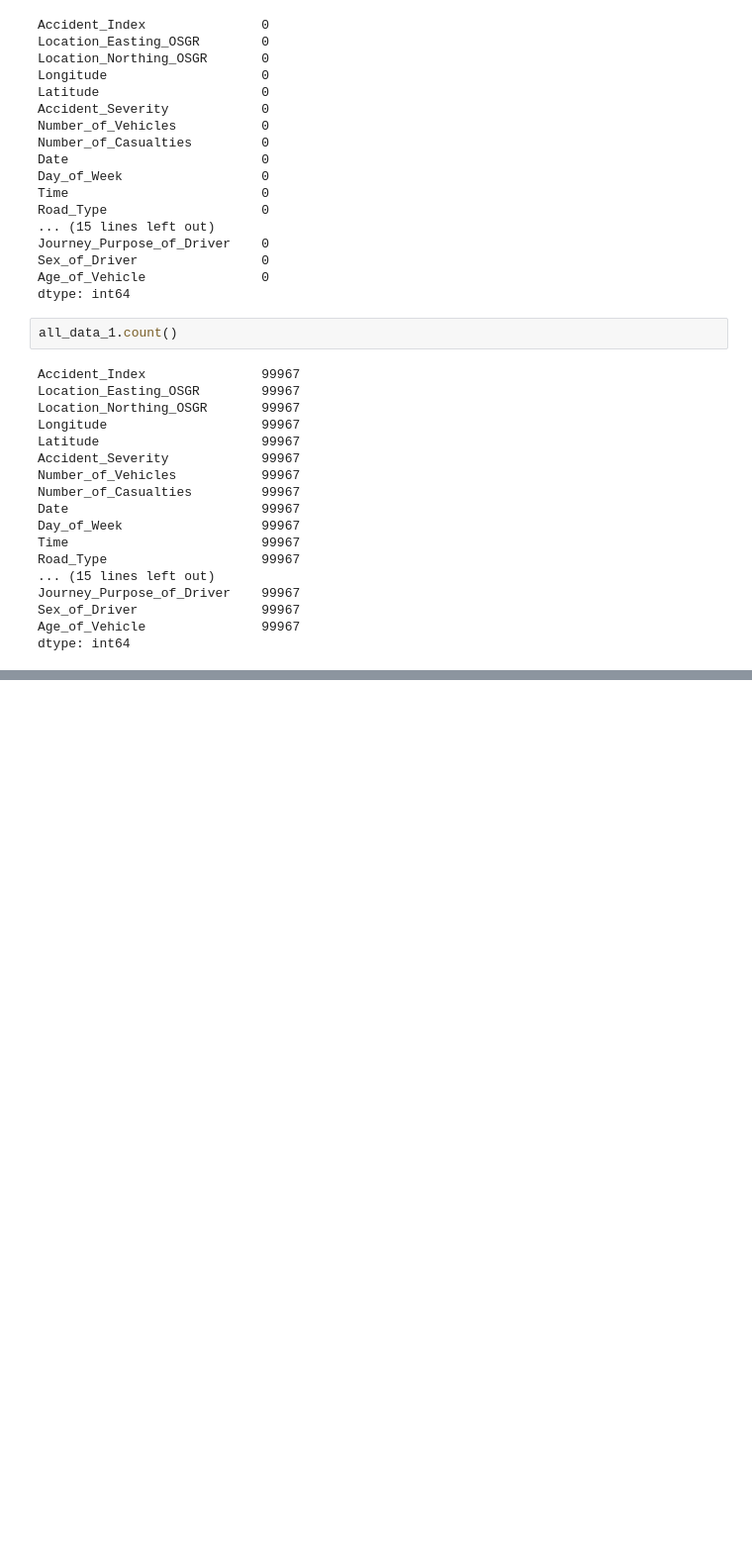
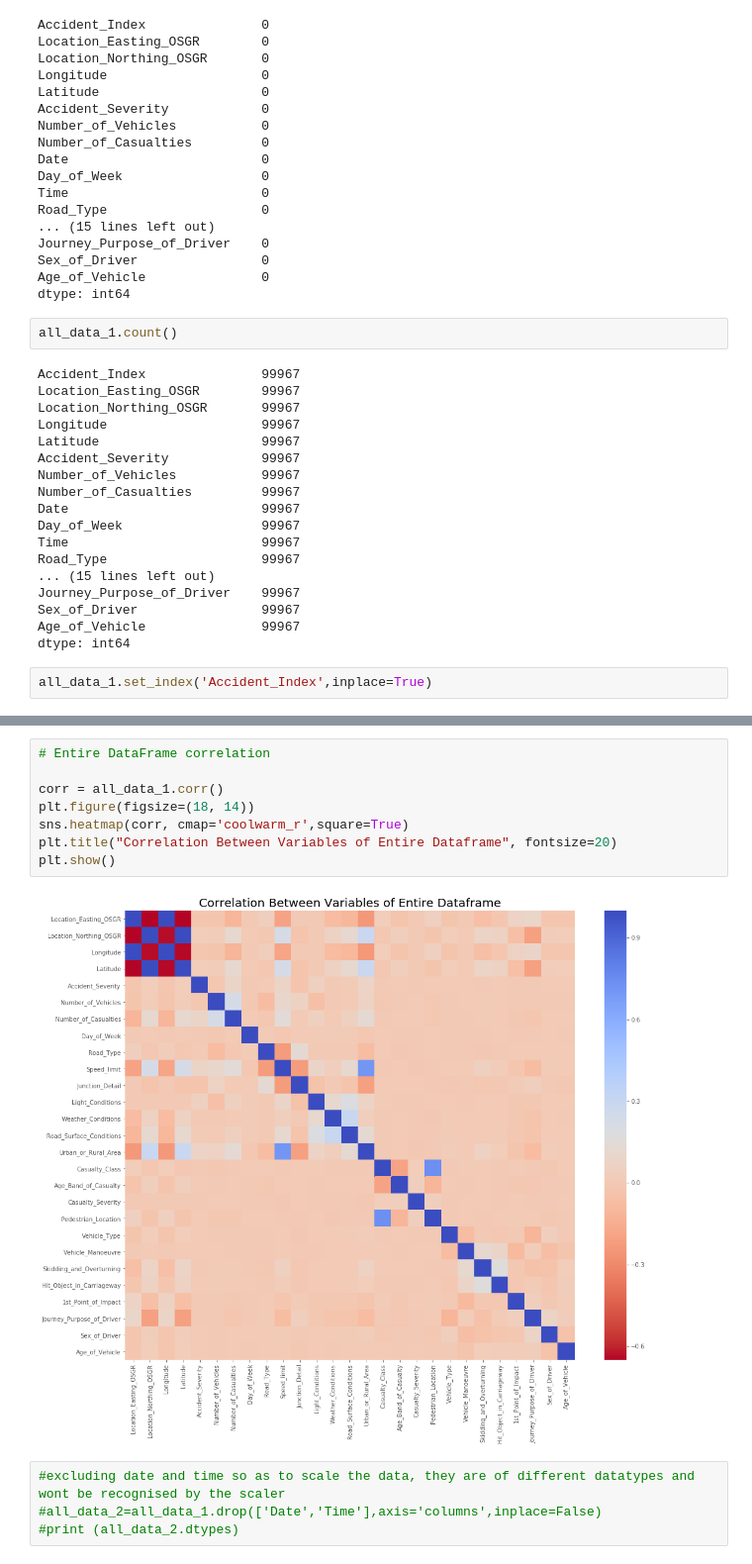
Before and after one commit to BrunoJay/Python-recess-project, a Jupyter notebook: marveditioncleaning.ipynb, the cells around one changed output, grey strips where cells are left out. Shown at 99% size. Saved outputs shown, nothing was run; the diff lists cells and outputs as text; blank space fills up the shorter version.

Commit message:
This has the correlation of all the variables and one can choose which variables he'll use for the machine learning

```diff
--- a/marveditioncleaning.ipynb
+++ b/marveditioncleaning.ipynb
@@ -149,3 +152,5 @@ Journey_Purpose_of_Driver    99967
 Sex_of_Driver                99967
 Age_of_Vehicle               99967
 dtype: int64
+# %%
+all_data_1.set_index('Accident_Index',inplace=True)
@@ -151,0 +188,14 @@ dtype: int64
+# %%
+# Entire DataFrame correlation
+
+corr = all_data_1.corr()
+plt.figure(figsize=(18, 14))
+sns.heatmap(corr, cmap='coolwarm_r',square=True)
+plt.title("Correlation Between Variables of Entire Dataframe", fontsize=20)
+plt.show()
+# %% [output]
+[figure, added]
+# %%
+#excluding date and time so as to scale the data, they are of different datatypes and wont be recognised by the scaler
+#all_data_2=all_data_1.drop(['Date','Time'],axis='columns',inplace=False)
+#print (all_data_2.dtypes)
```
Also changed, not shown: parts of 4 cells of this notebook.
